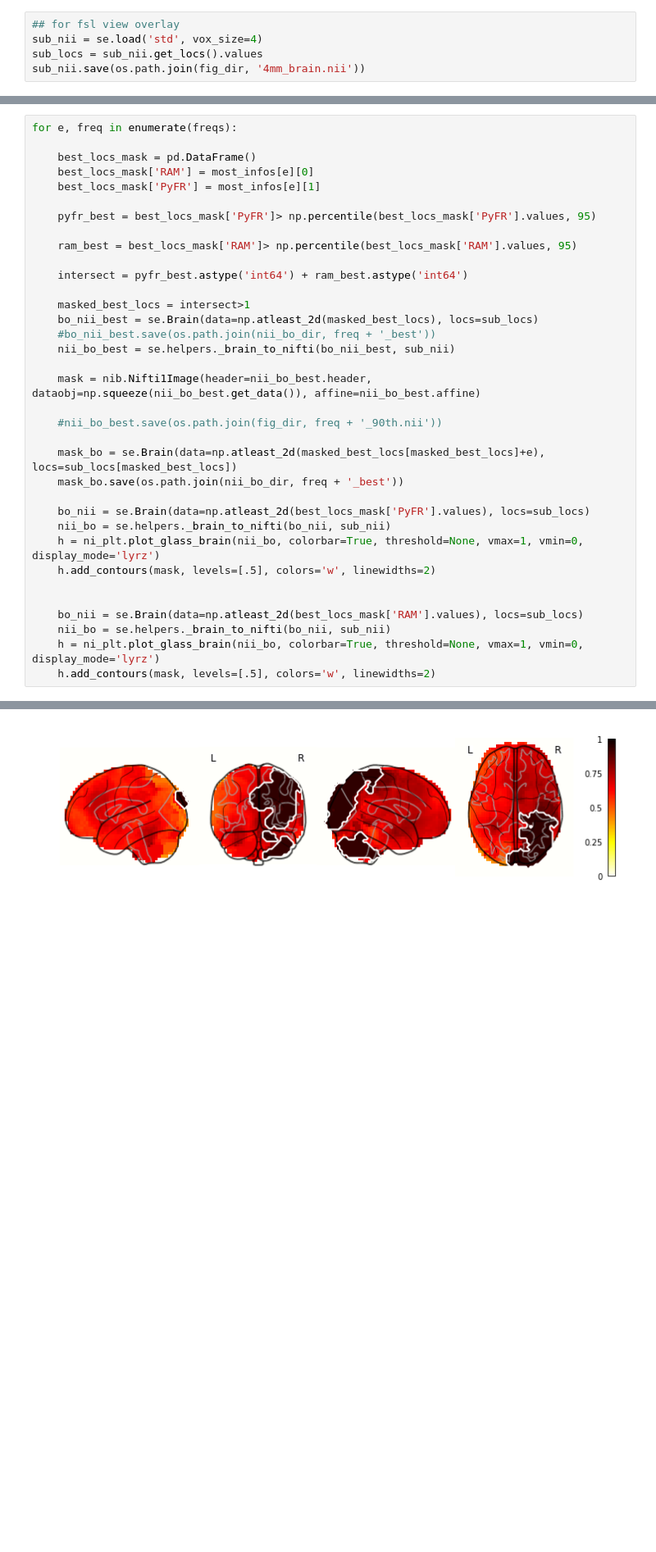
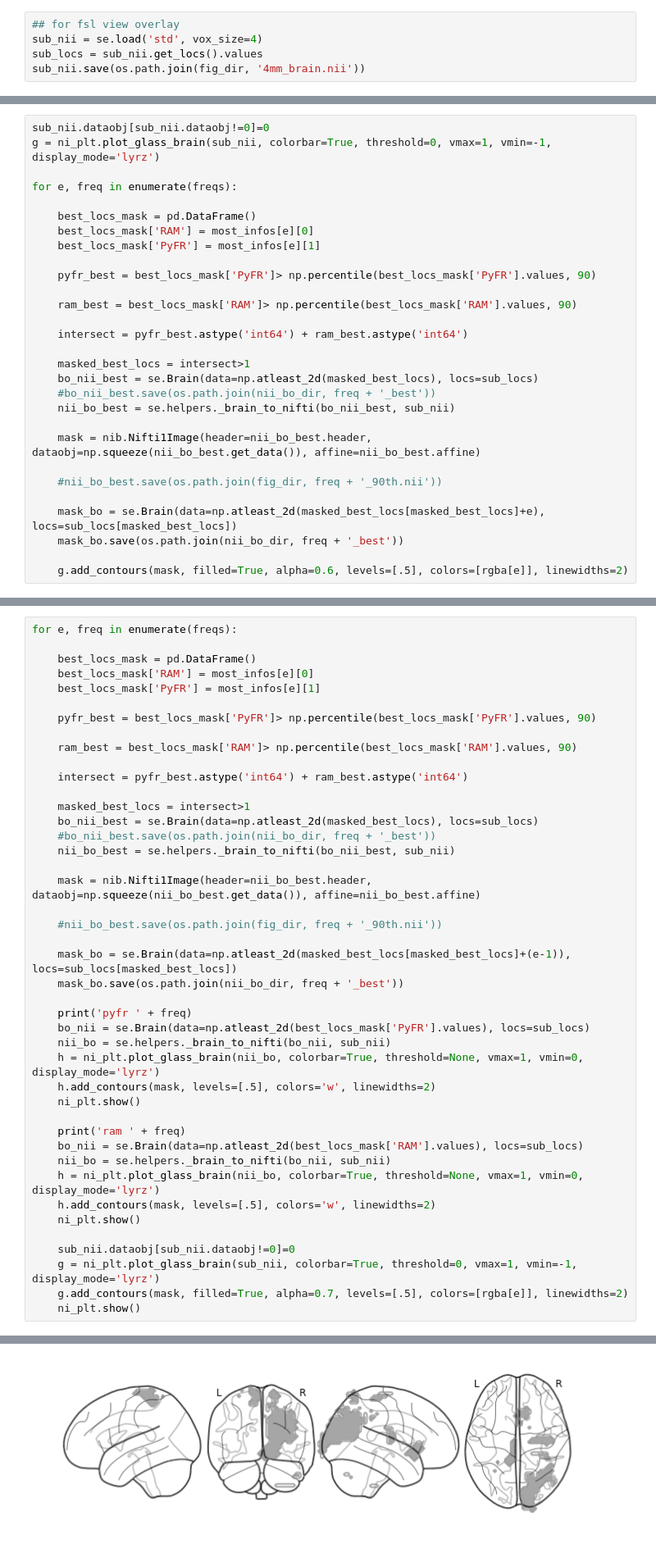
Before and after one commit to ContextLab/supereeg_paper, a Jupyter notebook: code/notebooks/suppplemental_4.ipynb, the cells around one changed output, grey strips where cells are left out. Shown at 82% size. Saved outputs shown, nothing was run; the diff lists cells and outputs as text; blank space fills up the shorter version.

Commit message:
WIP freq analyses and redo plots

```diff
--- a/code/notebooks/suppplemental_4.ipynb
+++ b/code/notebooks/suppplemental_4.ipynb
@@ -107,0 +177,29 @@ sub_nii.save(os.path.join(fig_dir, '4mm_brain.nii'))
+# %%
+sub_nii.dataobj[sub_nii.dataobj!=0]=0
+g = ni_plt.plot_glass_brain(sub_nii, colorbar=True, threshold=0, vmax=1, vmin=-1, display_mode='lyrz')
+
+for e, freq in enumerate(freqs):
+
+    best_locs_mask = pd.DataFrame()
+    best_locs_mask['RAM'] = most_infos[e][0]
+    best_locs_mask['PyFR'] = most_infos[e][1]
+
+    pyfr_best = best_locs_mask['PyFR']> np.percentile(best_locs_mask['PyFR'].values, 90)
+
+    ram_best = best_locs_mask['RAM']> np.percentile(best_locs_mask['RAM'].values, 90)
+
+    intersect = pyfr_best.astype('int64') + ram_best.astype('int64')
+
+    masked_best_locs = intersect>1
+    bo_nii_best = se.Brain(data=np.atleast_2d(masked_best_locs), locs=sub_locs)
+    #bo_nii_best.save(os.path.join(nii_bo_dir, freq + '_best'))
+    nii_bo_best = se.helpers._brain_to_nifti(bo_nii_best, sub_nii)
+
+    mask = nib.Nifti1Image(header=nii_bo_best.header, dataobj=np.squeeze(nii_bo_best.get_data()), affine=nii_bo_best.affine)
+
+    #nii_bo_best.save(os.path.join(fig_dir, freq + '_90th.nii'))
+
+    mask_bo = se.Brain(data=np.atleast_2d(masked_best_locs[masked_best_locs]+e), locs=sub_locs[masked_best_locs])
+    mask_bo.save(os.path.join(nii_bo_dir, freq + '_best'))
+
+    g.add_contours(mask, filled=True, alpha=0.6, levels=[.5], colors=[rgba[e]], linewidths=2)
@@ -112,9 +214,9 @@ for e, freq in enumerate(freqs):
     best_locs_mask['RAM'] = most_infos[e][0]
     best_locs_mask['PyFR'] = most_infos[e][1]
 
-    pyfr_best = best_locs_mask['PyFR']> np.percentile(best_locs_mask['PyFR'].values, 95)
+    pyfr_best = best_locs_mask['PyFR']> np.percentile(best_locs_mask['PyFR'].values, 90)
 
-    ram_best = best_locs_mask['RAM']> np.percentile(best_locs_mask['RAM'].values, 95)
+    ram_best = best_locs_mask['RAM']> np.percentile(best_locs_mask['RAM'].values, 90)
 
     intersect = pyfr_best.astype('int64') + ram_best.astype('int64')
 
@@ -127,17 +229,25 @@ for e, freq in enumerate(freqs):
 
     #nii_bo_best.save(os.path.join(fig_dir, freq + '_90th.nii'))
 
-    mask_bo = se.Brain(data=np.atleast_2d(masked_best_locs[masked_best_locs]+e), locs=sub_locs[masked_best_locs])
+    mask_bo = se.Brain(data=np.atleast_2d(masked_best_locs[masked_best_locs]+(e-1)), locs=sub_locs[masked_best_locs])
     mask_bo.save(os.path.join(nii_bo_dir, freq + '_best'))
 
+    print('pyfr ' + freq)
     bo_nii = se.Brain(data=np.atleast_2d(best_locs_mask['PyFR'].values), locs=sub_locs)
     nii_bo = se.helpers._brain_to_nifti(bo_nii, sub_nii)
     h = ni_plt.plot_glass_brain(nii_bo, colorbar=True, threshold=None, vmax=1, vmin=0, display_mode='lyrz')
     h.add_contours(mask, levels=[.5], colors='w', linewidths=2)
+    ni_plt.show()
 
-
+    print('ram ' + freq)
     bo_nii = se.Brain(data=np.atleast_2d(best_locs_mask['RAM'].values), locs=sub_locs)
     nii_bo = se.helpers._brain_to_nifti(bo_nii, sub_nii)
     h = ni_plt.plot_glass_brain(nii_bo, colorbar=True, threshold=None, vmax=1, vmin=0, display_mode='lyrz')
     h.add_contours(mask, levels=[.5], colors='w', linewidths=2)
+    ni_plt.show()
+
+    sub_nii.dataobj[sub_nii.dataobj!=0]=0
+    g = ni_plt.plot_glass_brain(sub_nii, colorbar=True, threshold=0, vmax=1, vmin=-1, display_mode='lyrz')
+    g.add_contours(mask, filled=True, alpha=0.7, levels=[.5], colors=[rgba[e]], linewidths=2)
+    ni_plt.show()
 # %% [output]
@@ -146 +258 @@ for e, freq in enumerate(freqs):
-[figure, old version]
+[figure, new version]
```
Also changed, not shown: parts of 13 cells of this notebook, 20 other files.
